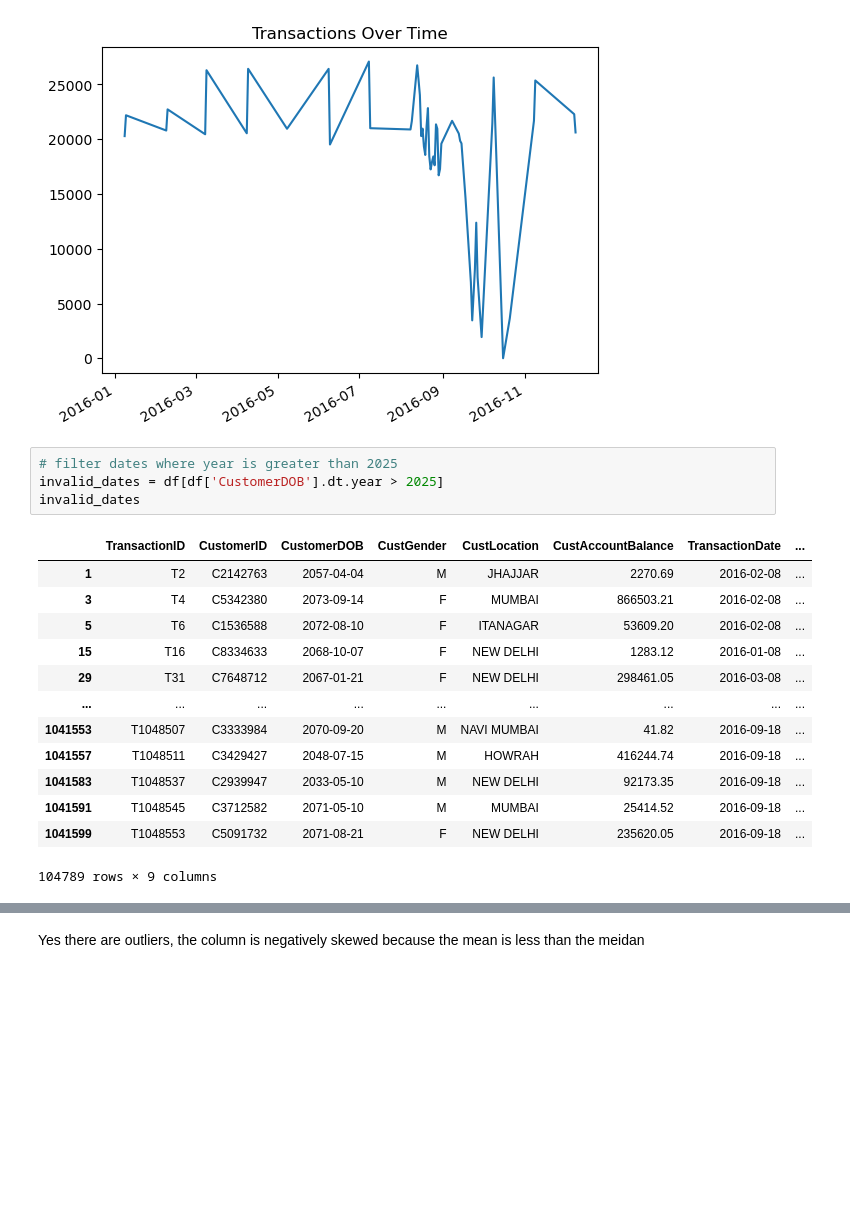
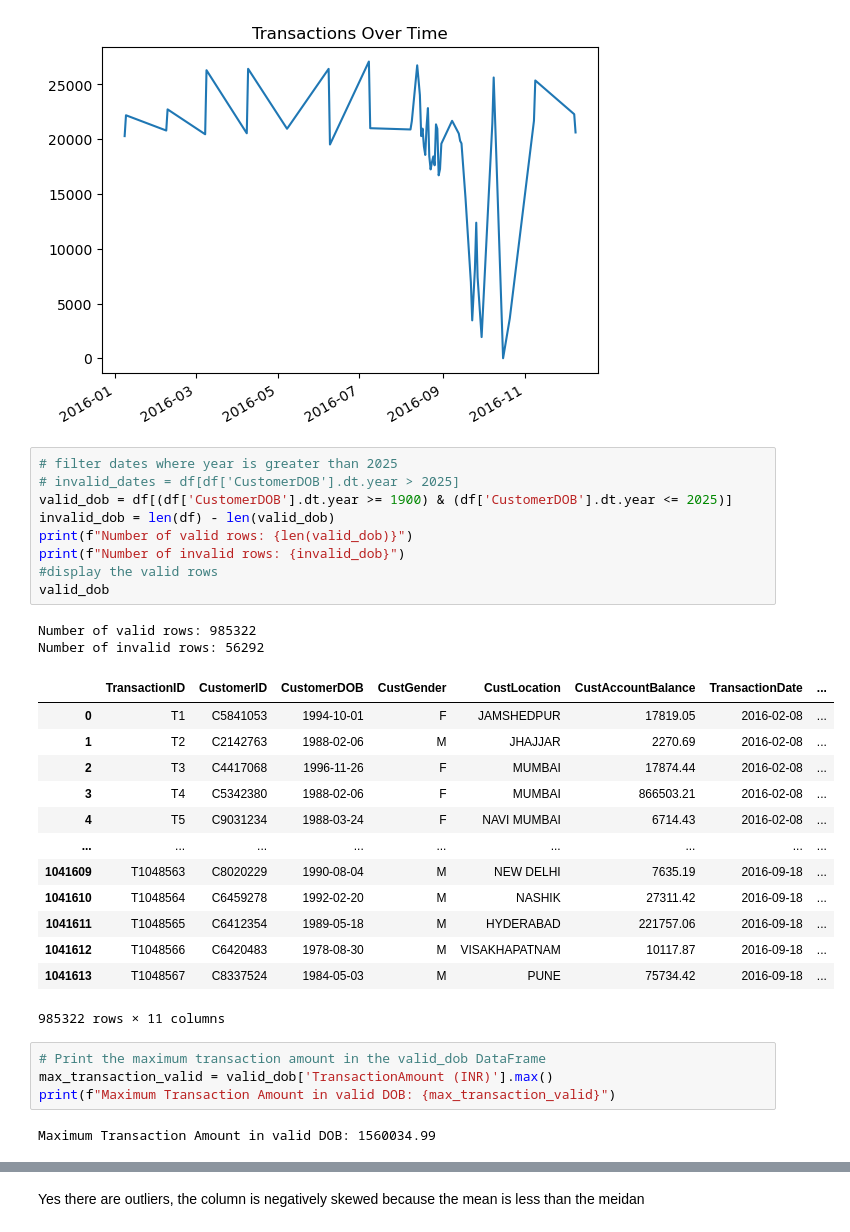
Before and after one commit to usman666/Optimising-Retail-Banking-Strategies, a Jupyter notebook: Analyis.ipynb, the cells around one changed output, grey strips where cells are left out. Saved outputs shown, nothing was run; the diff lists cells and outputs as text; blank space fills up the shorter version.

```diff
--- a/Analyis.ipynb
+++ b/Analyis.ipynb
@@ -100,19 +101,32 @@ plt.show()
 [figure]
 # %%
 # filter dates where year is greater than 2025
-invalid_dates = df[df['CustomerDOB'].dt.year > 2025]
-invalid_dates
+# invalid_dates = df[df['CustomerDOB'].dt.year > 2025]
+valid_dob = df[(df['CustomerDOB'].dt.year >= 1900) & (df['CustomerDOB'].dt.year <= 2025)]
+invalid_dob = len(df) - len(valid_dob)
+print(f"Number of valid rows: {len(valid_dob)}")
+print(f"Number of invalid rows: {invalid_dob}")
+#display the valid rows
+valid_dob
 # %% [output]
+Number of valid rows: 985322
+Number of invalid rows: 56292
 |  | TransactionID | CustomerID | CustomerDOB | CustGender | CustLocation | CustAccountBalance | TransactionDate | ... |
-| 1 | T2 | C2142763 | 2057-04-04 | M | JHAJJAR | 2270.69 | 2016-02-08 | ... |
-| 3 | T4 | C5342380 | 2073-09-14 | F | MUMBAI | 866503.21 | 2016-02-08 | ... |
-| 5 | T6 | C1536588 | 2072-08-10 | F | ITANAGAR | 53609.20 | 2016-02-08 | ... |
-| 15 | T16 | C8334633 | 2068-10-07 | F | NEW DELHI | 1283.12 | 2016-01-08 | ... |
-| 29 | T31 | C7648712 | 2067-01-21 | F | NEW DELHI | 298461.05 | 2016-03-08 | ... |
+| 0 | T1 | C5841053 | 1994-10-01 | F | JAMSHEDPUR | 17819.05 | 2016-02-08 | ... |
+| 1 | T2 | C2142763 | 1988-02-06 | M | JHAJJAR | 2270.69 | 2016-02-08 | ... |
+| 2 | T3 | C4417068 | 1996-11-26 | F | MUMBAI | 17874.44 | 2016-02-08 | ... |
+| 3 | T4 | C5342380 | 1988-02-06 | F | MUMBAI | 866503.21 | 2016-02-08 | ... |
+| 4 | T5 | C9031234 | 1988-03-24 | F | NAVI MUMBAI | 6714.43 | 2016-02-08 | ... |
 | ... | ... | ... | ... | ... | ... | ... | ... | ... |
-| 1041553 | T1048507 | C3333984 | 2070-09-20 | M | NAVI MUMBAI | 41.82 | 2016-09-18 | ... |
-| 1041557 | T1048511 | C3429427 | 2048-07-15 | M | HOWRAH | 416244.74 | 2016-09-18 | ... |
-| 1041583 | T1048537 | C2939947 | 2033-05-10 | M | NEW DELHI | 92173.35 | 2016-09-18 | ... |
-| 1041591 | T1048545 | C3712582 | 2071-05-10 | M | MUMBAI | 25414.52 | 2016-09-18 | ... |
-| 1041599 | T1048553 | C5091732 | 2071-08-21 | F | NEW DELHI | 235620.05 | 2016-09-18 | ... |
+| 1041609 | T1048563 | C8020229 | 1990-08-04 | M | NEW DELHI | 7635.19 | 2016-09-18 | ... |
+| 1041610 | T1048564 | C6459278 | 1992-02-20 | M | NASHIK | 27311.42 | 2016-09-18 | ... |
+| 1041611 | T1048565 | C6412354 | 1989-05-18 | M | HYDERABAD | 221757.06 | 2016-09-18 | ... |
+| 1041612 | T1048566 | C6420483 | 1978-08-30 | M | VISAKHAPATNAM | 10117.87 | 2016-09-18 | ... |
+| 1041613 | T1048567 | C8337524 | 1984-05-03 | M | PUNE | 75734.42 | 2016-09-18 | ... |
-104789 rows × 9 columns
+985322 rows × 11 columns
+# %%
+# Print the maximum transaction amount in the valid_dob DataFrame
+max_transaction_valid = valid_dob['TransactionAmount (INR)'].max()
+print(f"Maximum Transaction Amount in valid DOB: {max_transaction_valid}")
+# %% [output]
+Maximum Transaction Amount in valid DOB: 1560034.99
```
Also changed, not shown: parts of 9 cells of this notebook.
